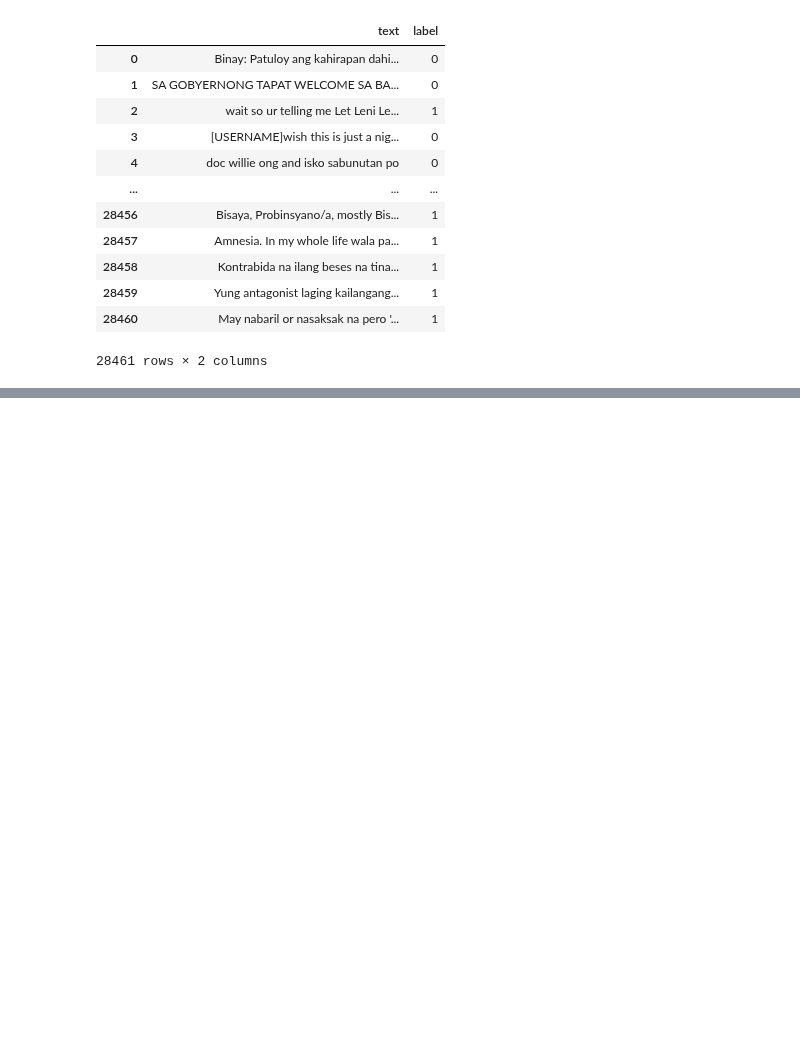
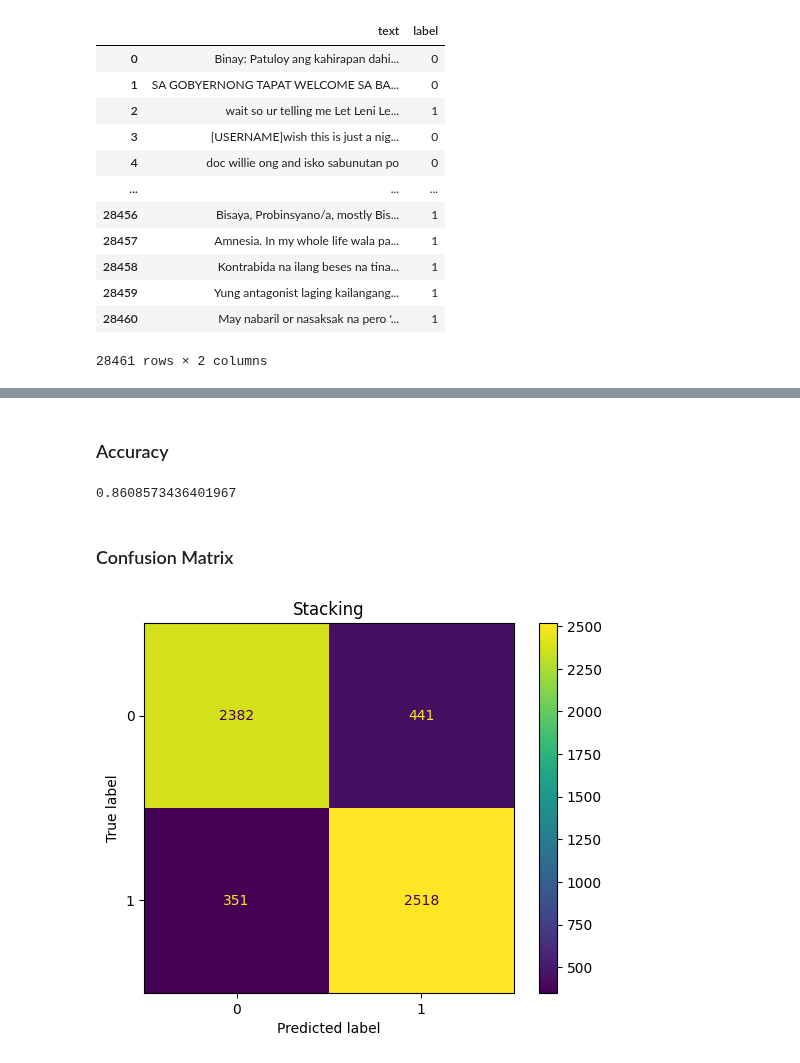
Before and after one commit to NateCross/tag-hate-elf, a Jupyter notebook: ensemble_results_local.ipynb, the cells around one changed output, grey strips where cells are left out. Saved outputs shown, nothing was run; the diff lists cells and outputs as text; code cells hidden in the pictures; blank space fills up the shorter version.

```diff
--- a/ensemble_results_local.ipynb
+++ b/ensemble_results_local.ipynb
@@ -454,2 +502,15 @@ array([[[0.08975901, 0.91024099],
+# %%
+def stacking(inputs: list):
+  preds = get_learner_predictions_proba(inputs)
+
+  # Get only the predictions for hate speech
+  # Since logistic regression is implemented
+  # to assume that you give it the data for 1
+  preds = preds[:, :, 1:]
+
+  # Transpose so all learners' preds are on the same row
+  transposed_preds = preds.T[0]
+
+  return LogReg.predict_proba(transposed_preds)
 # %% [markdown]
 ## Results
@@ -496,16 +517,3 @@ def soft_voting(inputs: list):
-# %%
-def stacking(inputs: list):
-  preds = concatenate_predict_proba(inputs)
-
-  # Get only the predictions for hate speech
-  # Since logistic regression is implemented
-  # to assume that you give it the data for 1
-  preds = preds[:, :, 1:]
-
-  # Transpose so all learners' preds are on the same row
-  transposed_preds = preds.T[0]
-
-  return learner_lr.predict_proba(transposed_preds)
 # %%
 import numpy as np
 import pandas as pd
@@ -663,0 +729,4 @@ Name: label, Length: 22769, dtype: int64
+# %%
+stacking_results = stacking(X_test)
+
+stacking_results
@@ -663,0 +741,18 @@ Name: label, Length: 22769, dtype: int64
+# %% [markdown]
+### Accuracy
+# %%
+stacking_results_discrete = np.argmax(stacking_results, axis=1)
+
+accuracy_score(y_test, stacking_results_discrete)
+# %% [output]
+0.8608573436401967
+# %% [markdown]
+### Confusion Matrix
+# %%
+stacking_conf_matrix = confusion_matrix(y_test, stacking_results_discrete)
+stacking_conf_matrix_display = ConfusionMatrixDisplay(stacking_conf_matrix)
+stacking_conf_matrix_display.plot()
+plt.title("Stacking")
+plt.show()
+# %% [output]
+[figure, added]
```
Also changed, not shown: parts of 34 cells of this notebook.
